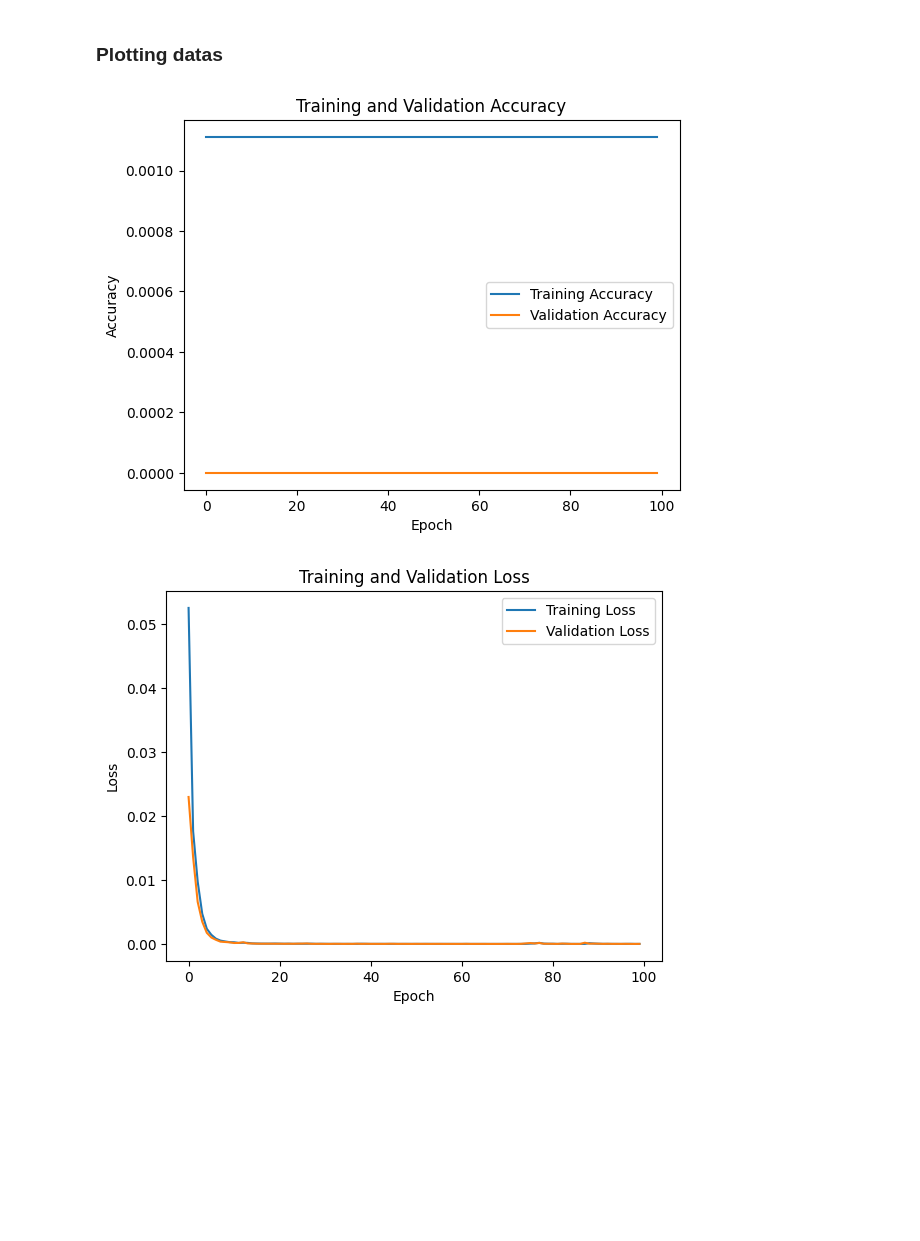
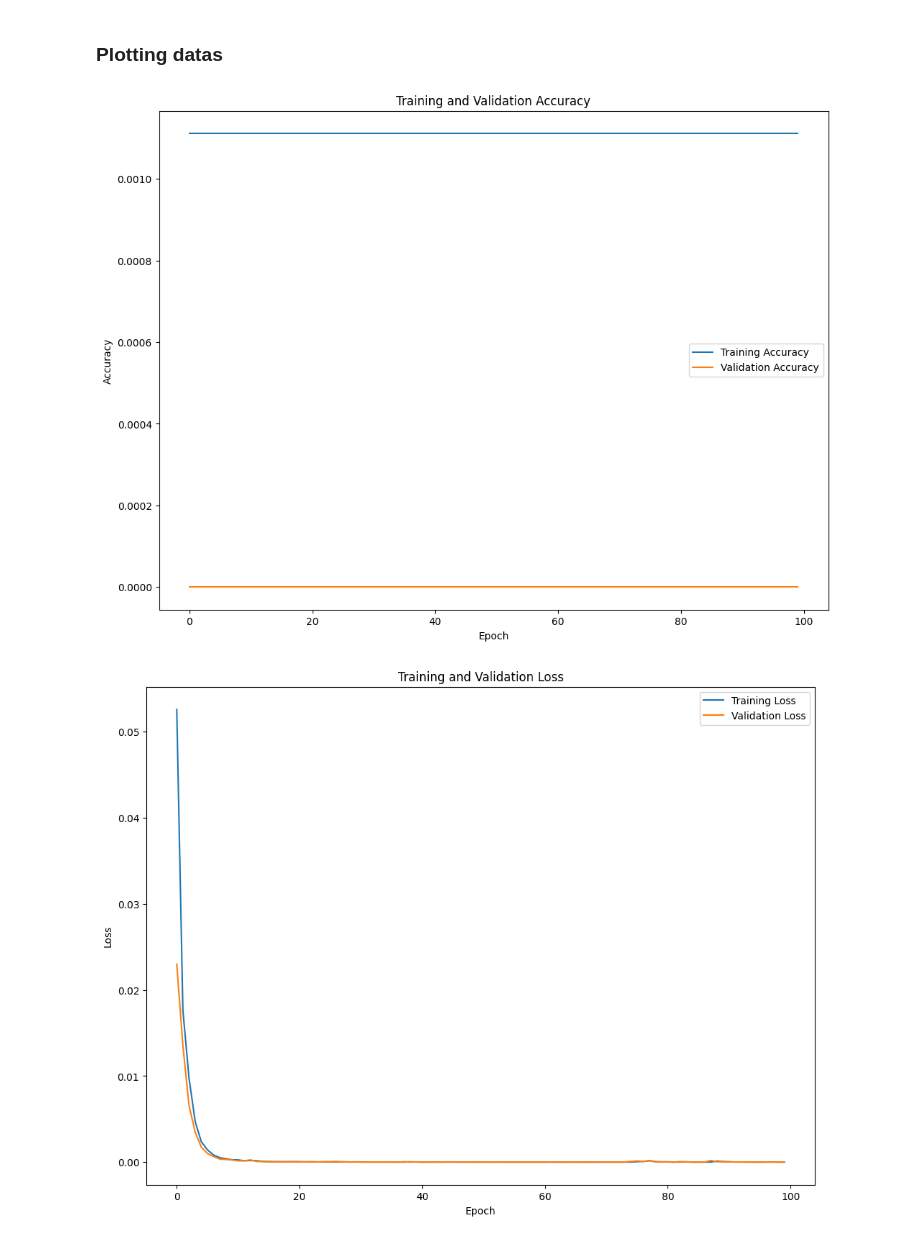
Before and after one commit to SelimRejabd/Artificial-Intelligence, a Jupyter notebook: Assignment3/Assignment3.ipynb, the cells around one changed output. Saved outputs shown, nothing was run; the diff lists cells and outputs as text; code cells hidden in the pictures; blank space fills up the shorter version.

```diff
--- a/Assignment3/Assignment3.ipynb
+++ b/Assignment3/Assignment3.ipynb
@@ -62,40 +62,45 @@ Epoch 100/100
 ### Plotting datas
 # %%
 # Plot training and validation accuracy
+plt.figure(figsize=(12,9))
 plt.plot(history.history['accuracy'], label='Training Accuracy')
 plt.plot(history.history['val_accuracy'], label='Validation Accuracy')
 plt.xlabel('Epoch')
 plt.ylabel('Accuracy')
 plt.title('Training and Validation Accuracy')
 plt.legend()
 plt.show()
 
 # Plot training and validation loss
+plt.figure(figsize=(12,9))
 plt.plot(history.history['loss'], label='Training Loss')
 plt.plot(history.history['val_loss'], label='Validation Loss')
 plt.xlabel('Epoch')
 plt.ylabel('Loss')
 plt.title('Training and Validation Loss')
 plt.legend()
 plt.show()
 
 # Evaluate the model on test data
 test_loss, test_accuracy = model.evaluate(X_test, Y_test)
 print("Test Loss:", test_loss)
 print("Test Accuracy:", test_accuracy)
 
 # Predict on test data
 Y_pred = model.predict(X_test)
 
 # Plot prediction accuracy vs true levels
-plt.scatter(Y_test, Y_pred)
-plt.xlabel('True Values')
-plt.ylabel('Predictions')
+plt.figure(figsize=(12,9))
+plt.scatter(X_test, Y_test, color='red', label = 'True values')
+plt.scatter(Y_test, Y_pred, color='green', label = 'Prediction values')
+plt.xlabel('Input')
+plt.ylabel('Output')
+plt.legend()
 plt.title('Prediction Accuracy vs True Levels')
 plt.show()
 # %% [output]
-[figure, old version]
+[figure, new version]
-[figure, old version]
+[figure, new version]
 2/2 [==============================] - 0s 16ms/step - loss: 1.0629e-05 - accuracy: 0.0000e+00
 Test Loss: 1.0628918971633539e-05
 Test Accuracy: 0.0
```
Also changed, not shown: parts of 1 cell of this notebook.
